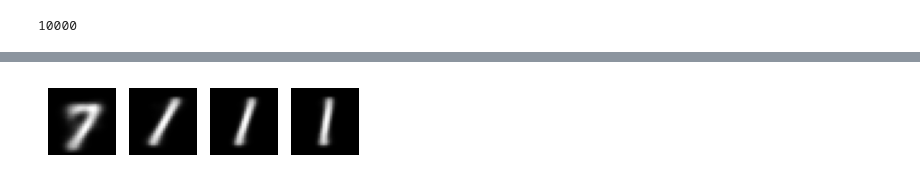
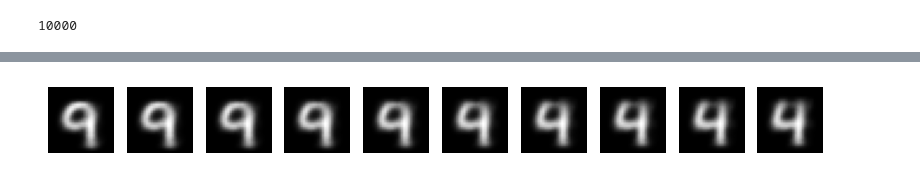
Before and after one commit to kenoma/pytorch-fuzzy, a Jupyter notebook: experiments_habr_part_a.ipynb, the cells around one changed output, grey strips where cells are left out. Saved outputs shown, nothing was run; the diff lists cells and outputs as text; code cells hidden in the pictures.

```diff
--- a/experiments_habr_part_a.ipynb
+++ b/experiments_habr_part_a.ipynb
@@ -491,17 +491,18 @@ plt.savefig('mnist_2d_scatter_fuzzy_pred_circles.webp')
 # %%
-n = 4
-z1 = torch.linspace(-0, 1, n)
-z2 = torch.zeros_like(z1) + 1.2
+n = 10
+z2 = torch.linspace(-1, -0.5, n)
+z1 = torch.zeros_like(z2) + 1
+
 z = torch.stack([z1, z2], dim=-1).to(device)
 samples = model.decoder_pass(z)
 samples = torch.sigmoid(samples)
 
 # Plot the generated images
 fig, ax = plt.subplots(1, n, figsize=(n, 1))
 for i in range(n):
     ax[i].imshow(samples[i].view(28, 28).cpu().detach().numpy(), cmap='gray')
     ax[i].axis('off')
 
 plt.savefig('cvae_mnist_interp.webp')
 # %% [output]
-[figure, old version]
+[figure, new version]
```
Also changed, not shown: parts of 8 cells of this notebook, 1 other file.
